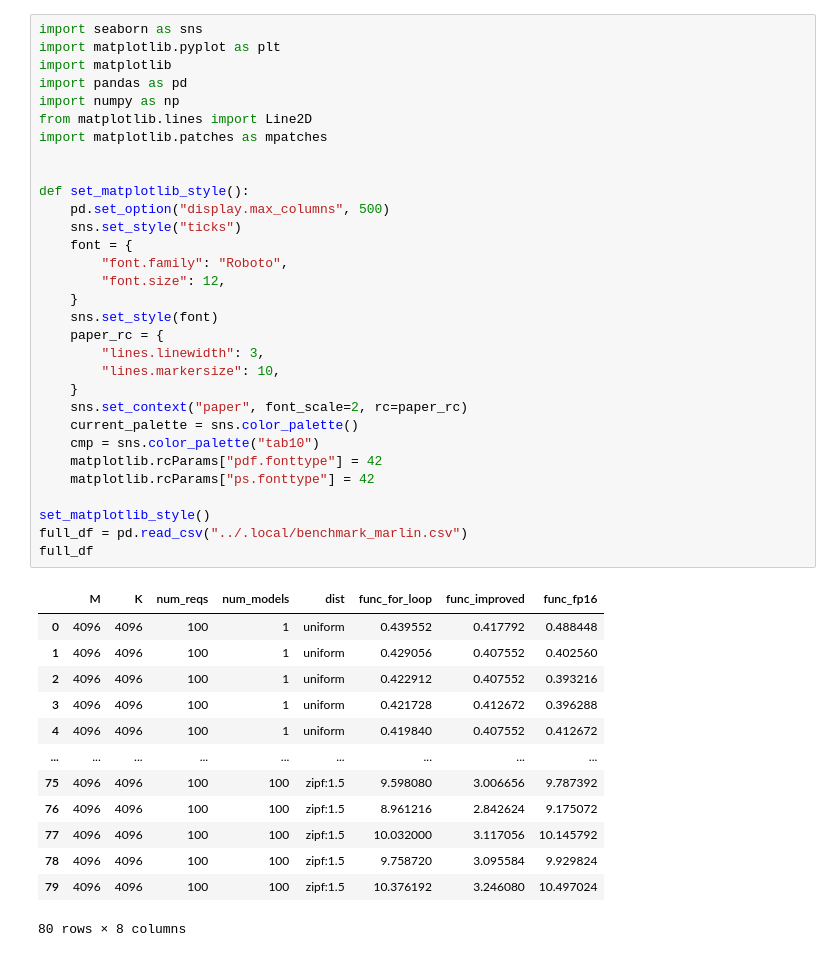
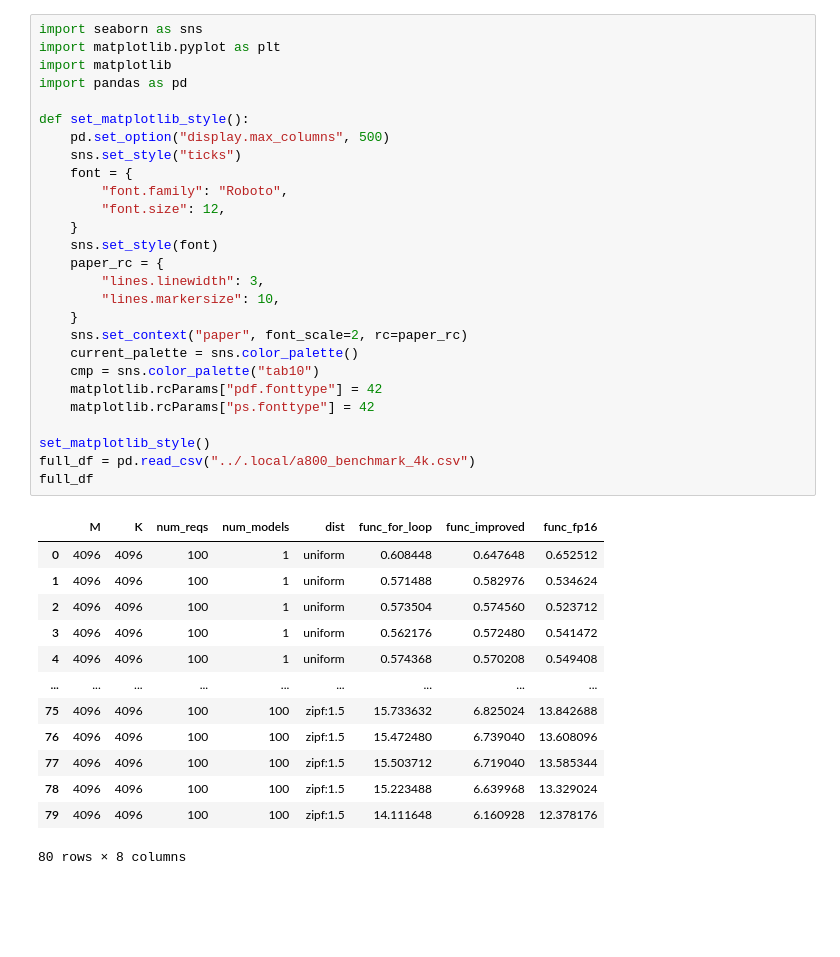
Before and after one commit to eth-easl/triteia, a Jupyter notebook: notebooks/plot.ipynb, the cells around one changed output. Cells and saved outputs as stored; diff of their text form; blank space fills up the shorter version.

```diff
--- a/notebooks/plot.ipynb
+++ b/notebooks/plot.ipynb
@@ -1,47 +1,43 @@
 # %%
 import seaborn as sns
 import matplotlib.pyplot as plt
 import matplotlib
 import pandas as pd
-import numpy as np
-from matplotlib.lines import Line2D
-import matplotlib.patches as mpatches
-
 
 def set_matplotlib_style():
     pd.set_option("display.max_columns", 500)
     sns.set_style("ticks")
     font = {
         "font.family": "Roboto",
         "font.size": 12,
     }
     sns.set_style(font)
     paper_rc = {
         "lines.linewidth": 3,
         "lines.markersize": 10,
     }
     sns.set_context("paper", font_scale=2, rc=paper_rc)
     current_palette = sns.color_palette()
     cmp = sns.color_palette("tab10")
     matplotlib.rcParams["pdf.fonttype"] = 42
     matplotlib.rcParams["ps.fonttype"] = 42
 
 set_matplotlib_style()
-full_df = pd.read_csv("../.local/benchmark_marlin.csv")
+full_df = pd.read_csv("../.local/a800_benchmark_4k.csv")
 full_df
 # %% [output]
 |  | M | K | num_reqs | num_models | dist | func_for_loop | func_improved | func_fp16 |
-| 0 | 4096 | 4096 | 100 | 1 | uniform | 0.439552 | 0.417792 | 0.488448 |
-| 1 | 4096 | 4096 | 100 | 1 | uniform | 0.429056 | 0.407552 | 0.402560 |
-| 2 | 4096 | 4096 | 100 | 1 | uniform | 0.422912 | 0.407552 | 0.393216 |
-| 3 | 4096 | 4096 | 100 | 1 | uniform | 0.421728 | 0.412672 | 0.396288 |
-| 4 | 4096 | 4096 | 100 | 1 | uniform | 0.419840 | 0.407552 | 0.412672 |
+| 0 | 4096 | 4096 | 100 | 1 | uniform | 0.608448 | 0.647648 | 0.652512 |
+| 1 | 4096 | 4096 | 100 | 1 | uniform | 0.571488 | 0.582976 | 0.534624 |
+| 2 | 4096 | 4096 | 100 | 1 | uniform | 0.573504 | 0.574560 | 0.523712 |
+| 3 | 4096 | 4096 | 100 | 1 | uniform | 0.562176 | 0.572480 | 0.541472 |
+| 4 | 4096 | 4096 | 100 | 1 | uniform | 0.574368 | 0.570208 | 0.549408 |
 | ... | ... | ... | ... | ... | ... | ... | ... | ... |
-| 75 | 4096 | 4096 | 100 | 100 | zipf:1.5 | 9.598080 | 3.006656 | 9.787392 |
-| 76 | 4096 | 4096 | 100 | 100 | zipf:1.5 | 8.961216 | 2.842624 | 9.175072 |
-| 77 | 4096 | 4096 | 100 | 100 | zipf:1.5 | 10.032000 | 3.117056 | 10.145792 |
-| 78 | 4096 | 4096 | 100 | 100 | zipf:1.5 | 9.758720 | 3.095584 | 9.929824 |
-| 79 | 4096 | 4096 | 100 | 100 | zipf:1.5 | 10.376192 | 3.246080 | 10.497024 |
+| 75 | 4096 | 4096 | 100 | 100 | zipf:1.5 | 15.733632 | 6.825024 | 13.842688 |
+| 76 | 4096 | 4096 | 100 | 100 | zipf:1.5 | 15.472480 | 6.739040 | 13.608096 |
+| 77 | 4096 | 4096 | 100 | 100 | zipf:1.5 | 15.503712 | 6.719040 | 13.585344 |
+| 78 | 4096 | 4096 | 100 | 100 | zipf:1.5 | 15.223488 | 6.639968 | 13.329024 |
+| 79 | 4096 | 4096 | 100 | 100 | zipf:1.5 | 14.111648 | 6.160928 | 12.378176 |
 80 rows × 8 columns
 # %%
 results = []
```
Also changed, not shown: parts of 3 cells of this notebook, 2 other files.
